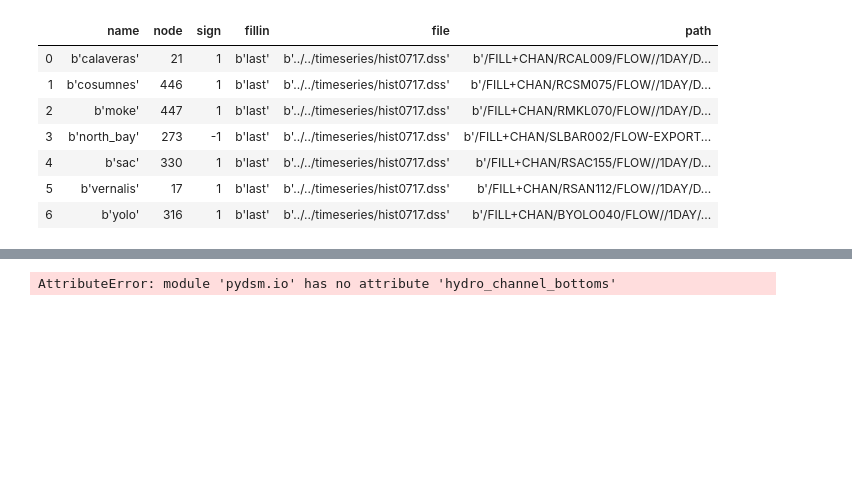
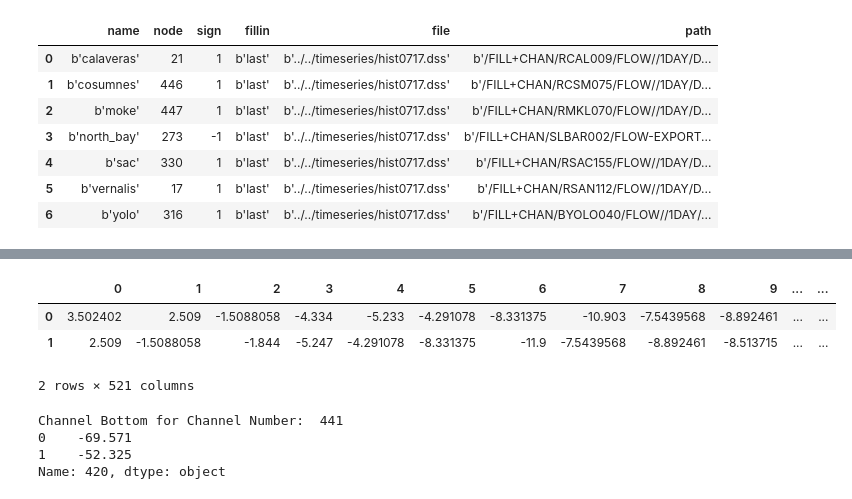
Before and after one commit to CADWRDeltaModeling/pydsm, a Jupyter notebook: notebooks/dsm2_h5_read_example.ipynb, the cells around one changed output, grey strips where cells are left out. Cells and saved outputs as stored; diff of their text form; code cells hidden in the pictures; blank space fills up the shorter version.

Commit message:
checkpoint for a few tests working and basic read notebook working

```diff
--- a/notebooks/dsm2_h5_read_example.ipynb
+++ b/notebooks/dsm2_h5_read_example.ipynb
@@ -175,8 +263,17 @@ display(x)
-# %%
-cb=pydsm.io.hydro_channel_bottoms(filename)
-display(cb)
-# %% [output]
-AttributeError: module 'pydsm.io' has no attribute 'hydro_channel_bottoms'
+# %%
+cb=pydsm.io.read_table_as_df(filename,'/hydro/geometry/channel_bottom')
+display(cb)
+print('Channel Bottom for Channel Number: ',441)
+print(cb[channel_number2index[441]])
+# %% [output]
+|  | 0 | 1 | 2 | 3 | 4 | 5 | 6 | 7 | 8 | 9 | ... | ... |
+| 0 | 3.502402 | 2.509 | -1.5088058 | -4.334 | -5.233 | -4.291078 | -8.331375 | -10.903 | -7.5439568 | -8.892461 | ... | ... |
+| 1 | 2.509 | -1.5088058 | -1.844 | -5.247 | -4.291078 | -8.331375 | -11.9 | -7.5439568 | -8.892461 | -8.513715 | ... | ... |
+2 rows × 521 columns
+Channel Bottom for Channel Number:  441
+0    -69.571
+1    -52.325
+Name: 420, dtype: object
 # %%
 f5=h5py.File(filename,'r')
 catable=f5['/hydro/data/channel area']
```
Also changed, not shown: parts of 51 cells of this notebook, 4 other files.
